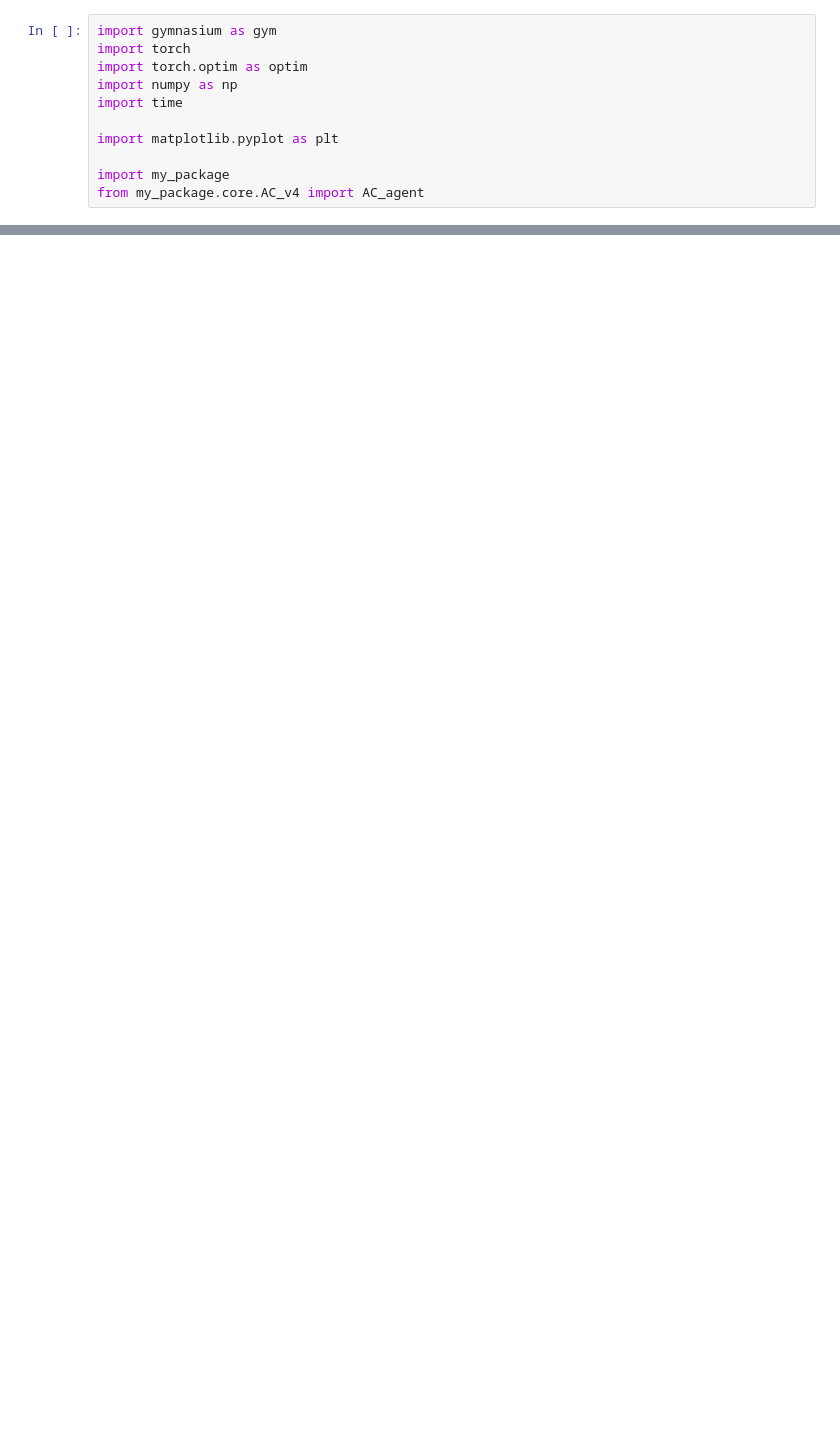
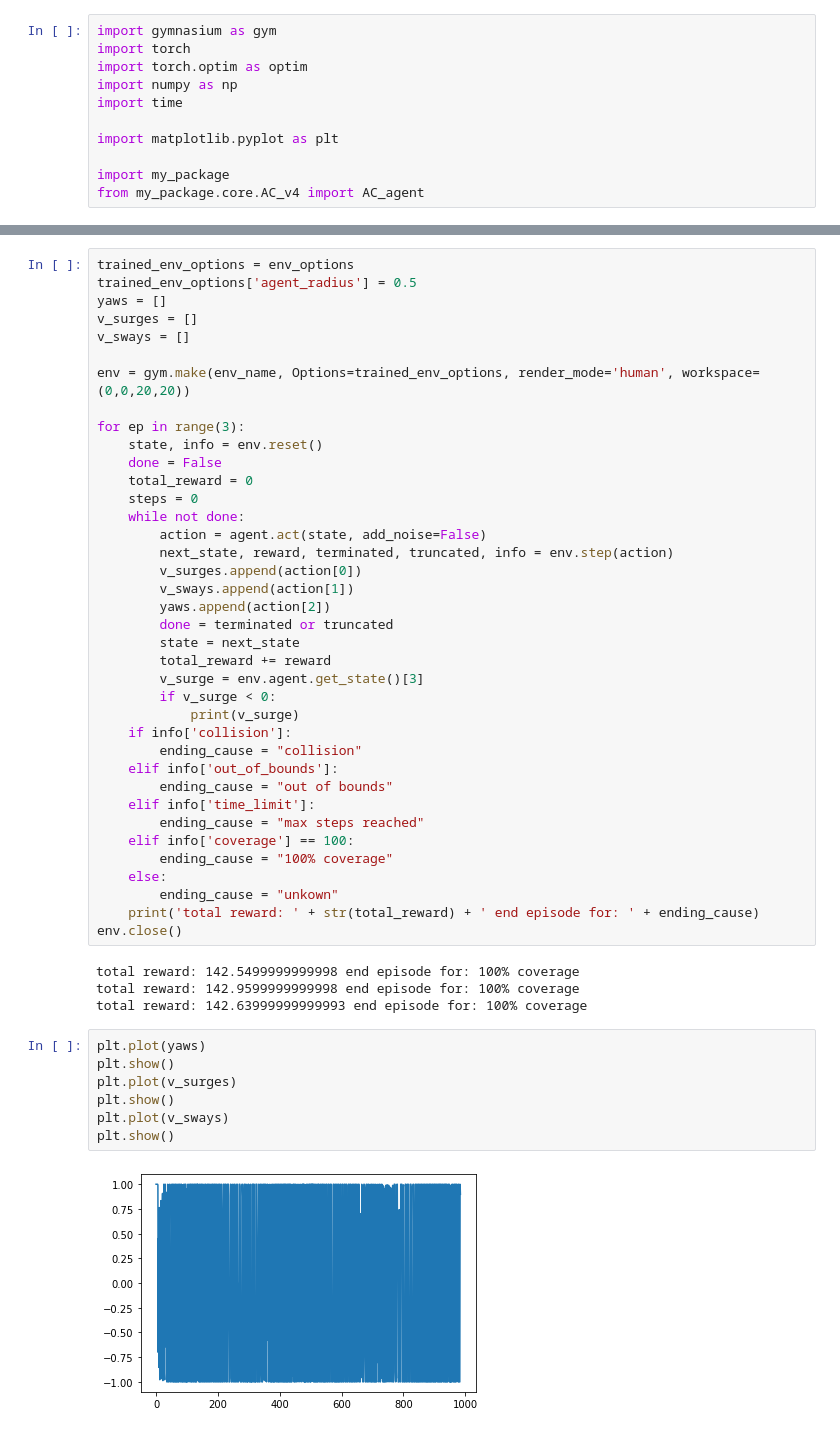
Before and after one commit to polks93/RL_training, a Jupyter notebook: DDPG/ZenoTraining3actions.ipynb, the cells around one changed output, grey strips where cells are left out. Saved outputs shown, nothing was run; the diff lists cells and outputs as text; blank space fills up the shorter version.

```diff
--- a/DDPG/ZenoTraining3actions.ipynb
+++ b/DDPG/ZenoTraining3actions.ipynb
@@ -102,0 +156,51 @@ len_episodes
+# %%
+trained_env_options = env_options
+trained_env_options['agent_radius'] = 0.5
+yaws = []
+v_surges = []
+v_sways = []
+
+env = gym.make(env_name, Options=trained_env_options, render_mode='human', workspace=(0,0,20,20))
+
+for ep in range(3):
+    state, info = env.reset()
+    done = False
+    total_reward = 0
+    steps = 0
+    while not done:
+        action = agent.act(state, add_noise=False)
+        next_state, reward, terminated, truncated, info = env.step(action)
+        v_surges.append(action[0])
+        v_sways.append(action[1])
+        yaws.append(action[2])
+        done = terminated or truncated
+        state = next_state
+        total_reward += reward
+        v_surge = env.agent.get_state()[3]
+        if v_surge < 0:
+            print(v_surge)
+    if info['collision']:
+        ending_cause = "collision"
+    elif info['out_of_bounds']:
+        ending_cause = "out of bounds"
+    elif info['time_limit']:
+        ending_cause = "max steps reached"
+    elif info['coverage'] == 100:
+        ending_cause = "100% coverage"
+    else:
+        ending_cause = "unkown"
+    print('total reward: ' + str(total_reward) + ' end episode for: ' + ending_cause)
+env.close()
+# %% [output]
+total reward: 142.5499999999998 end episode for: 100% coverage
+total reward: 142.9599999999998 end episode for: 100% coverage
+total reward: 142.63999999999993 end episode for: 100% coverage
+# %%
+plt.plot(yaws)
+plt.show()
+plt.plot(v_surges)
+plt.show()
+plt.plot(v_sways)
+plt.show()
+# %% [output]
+[figure, added]
```
Also changed, not shown: parts of 6 cells of this notebook, 1 other file.
